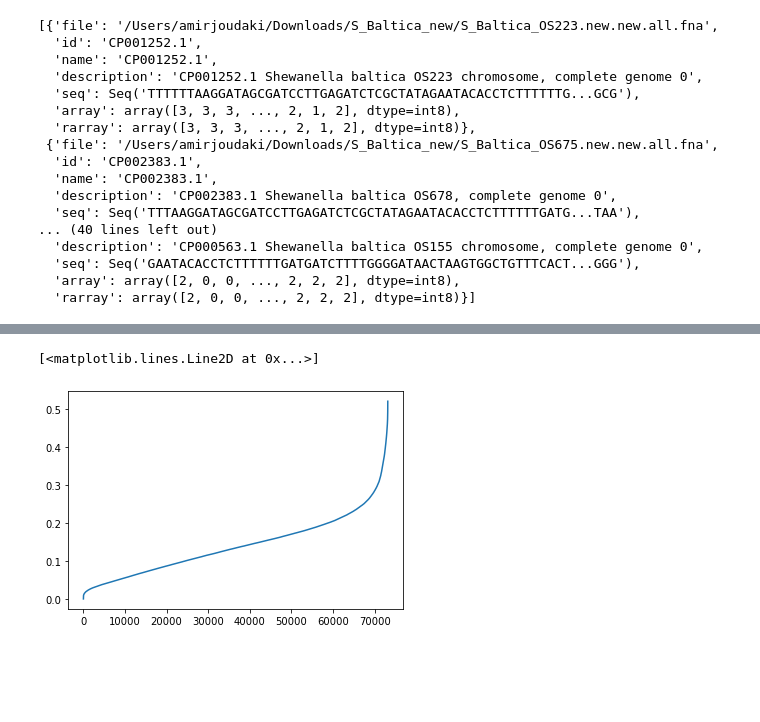
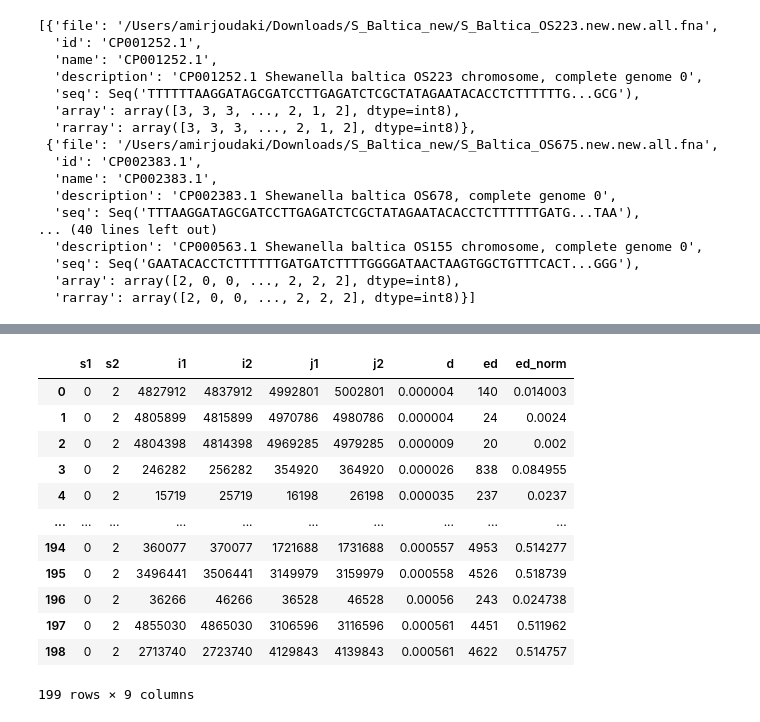
Before and after one commit to ajoudaki/tensor_sketch_minimzer, a Jupyter notebook: S_Baltica.ipynb, the cells around one changed output, grey strips where cells are left out. Cells and saved outputs as stored; diff of their text form; code cells hidden in the pictures; blank space fills up the shorter version.

```diff
--- a/S_Baltica.ipynb
+++ b/S_Baltica.ipynb
@@ -97,20 +95,0 @@ Wall time: 1min 22s
-# %%
-import edlib
-import pandas as pd
-si, sj = 0, 2
-sk1, sk2 = all_seqs[si]['sketch']['array'], all_seqs[sj]['sketch']['array']
-dists = []
-for i,s1 in enumerate(sk1):
-    for j,s2 in enumerate(sk2):
-        n1, n2 = np.linalg.norm(s1), np.linalg.norm(s2)
-        if n1==0 or n2==0:
-            continue
-        d = np.linalg.norm(s1/n1-s2/n2)
-        dists.append((i,j,d))
-dists = np.array(dists)
-idx = np.argsort(dists[:,2])
-dists = dists[idx,:]
-plt.plot(dists[:,2])
-# %% [output]
-[<matplotlib.lines.Line2D at 0x...>]
-[figure, removed]
@@ -117,25 +105,40 @@ plt.plot(dists[:,2])
 # %%
-num_samples = 27
-uniform_dists = np.random.random(num_samples)*(dists[-1,2]-dists[0,2])+dists[0,2]
+num_samples = 200
+uniform_dists = np.random.random(num_samples)**5 / 2
 uniform_indices = np.searchsorted(dists[:,2],uniform_dists)
-uniform_indices = list(range(20))
+uniform_indices = list(range(num_samples))
 df = pd.DataFrame(columns=['s1','s2','i1','i2','j1','j2','d','ed','ed_norm'])
 for index in tqdm.tqdm(uniform_indices):
     i, j, d = int(dists[index,0]),int(dists[index,1]), dists[index,2]
-    idx1,idx2 = all_seqs[si]['sketch']['inds'][i], all_seqs[sj]['sketch']['inds'][j]
-    if idx1<window or idx2<window:
-        continue
-    seq1, seq2 = all_seqs[si]['seq'][idx1-window:idx1],all_seqs[sj]['seq'][idx2-window:idx2]
+    idx1,idx2 = all_seqs[s1]['sketch']['inds'][i], all_seqs[s2]['sketch']['inds'][j]
+    seq1, seq2 = all_seqs[s1]['seq'][idx1-window:idx1],all_seqs[s2]['seq'][idx2-window:idx2]
     query, target = seq1,seq2
     result = edlib.align(query,target,task='path')
+    if not result['cigar']:
+        continue
     nice = edlib.getNiceAlignment(result, query, target)
-    first = nice['matched_aligned'].find('|'*30)
+    first = nice['matched_aligned'].find('|'*10)
     query_aligned = nice['query_aligned'][:first]
     target_aligned = nice['target_aligned'][:first]
     d1, d2 = query_aligned.count('-'), target_aligned.count('-')
     L = window - max(d1,d2)
     result2 = edlib.align(target[d1:d1+L],query[d2:d2+L])
+    ed, ed_norm = result2['editDistance'],result2['editDistance']/L
 
     # print("\n".join([str(v) for k,v in nice.items()]))
-    df.loc[len(df),:] = (si,sj,idx1-window,idx1,idx2-window,idx2,d,result2['editDistance'],result2['editDistance']/L)
+    df.loc[len(df),:] = (s1,s2,idx1-window,idx1,idx2-window,idx2,d,ed, ed_norm)
 df
+# %% [output]
+|  | s1 | s2 | i1 | i2 | j1 | j2 | d | ed | ed_norm |
+| 0 | 0 | 2 | 4827912 | 4837912 | 4992801 | 5002801 | 0.000004 | 140 | 0.014003 |
+| 1 | 0 | 2 | 4805899 | 4815899 | 4970786 | 4980786 | 0.000004 | 24 | 0.0024 |
+| 2 | 0 | 2 | 4804398 | 4814398 | 4969285 | 4979285 | 0.000009 | 20 | 0.002 |
+| 3 | 0 | 2 | 246282 | 256282 | 354920 | 364920 | 0.000026 | 838 | 0.084955 |
+| 4 | 0 | 2 | 15719 | 25719 | 16198 | 26198 | 0.000035 | 237 | 0.0237 |
+| ... | ... | ... | ... | ... | ... | ... | ... | ... | ... |
+| 194 | 0 | 2 | 360077 | 370077 | 1721688 | 1731688 | 0.000557 | 4953 | 0.514277 |
+| 195 | 0 | 2 | 3496441 | 3506441 | 3149979 | 3159979 | 0.000558 | 4526 | 0.518739 |
+| 196 | 0 | 2 | 36266 | 46266 | 36528 | 46528 | 0.00056 | 243 | 0.024738 |
+| 197 | 0 | 2 | 4855030 | 4865030 | 3106596 | 3116596 | 0.000561 | 4451 | 0.511962 |
+| 198 | 0 | 2 | 2713740 | 2723740 | 4129843 | 4139843 | 0.000561 | 4622 | 0.514757 |
+199 rows × 9 columns
```
Also changed, not shown: parts of 12 cells of this notebook.
